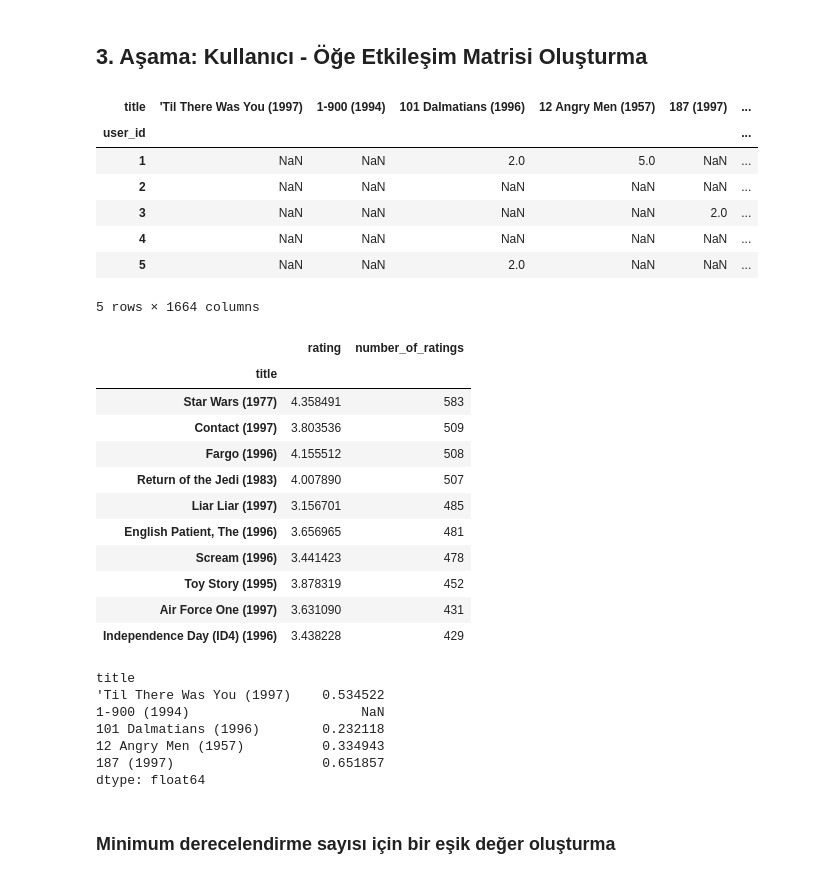
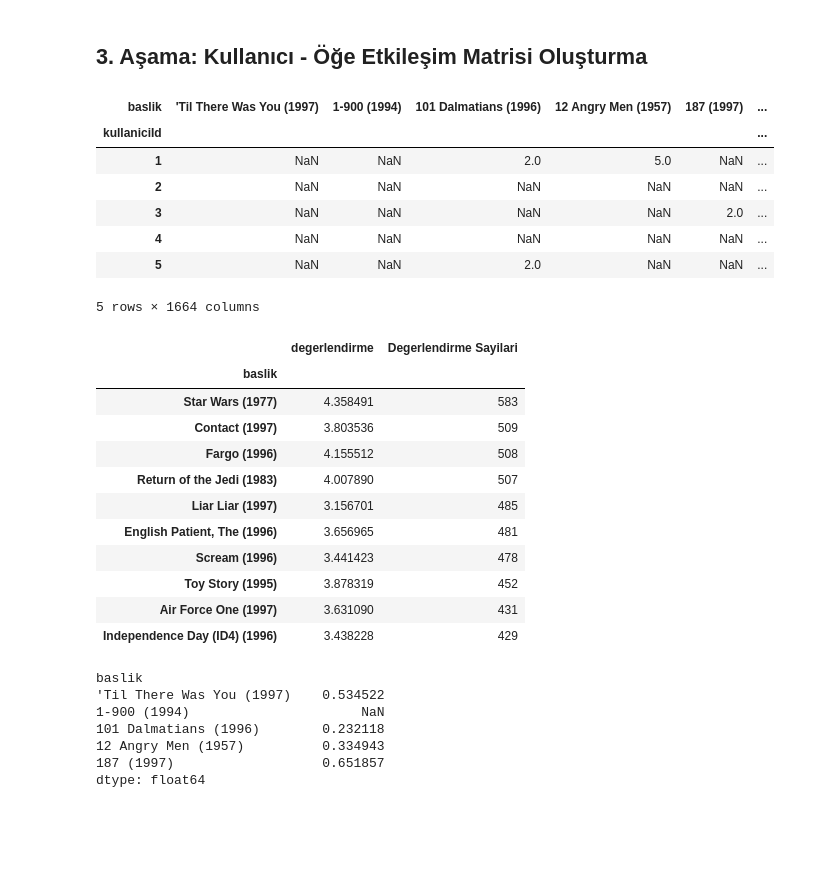
Before and after one commit to yunusemrekayaoglu/FilmRecommenderSystem, a Jupyter notebook: recommenderSystem.ipynb, the cells around one changed output. Saved outputs shown, nothing was run; the diff lists cells and outputs as text; code cells hidden in the pictures; blank space fills up the shorter version.

```diff
--- a/recommenderSystem.ipynb
+++ b/recommenderSystem.ipynb
@@ -22,7 +22,7 @@ import seaborn as sns
 # %%
 #"100k Movielens" veri setimizi pandas kütüphanesini kullanarak projemize tanımlıyoruz.
 # Veri setimizi tanımlarken 'names = ' kısmına verimizde bulunan sütun isimlerini koyuyoruz.
-myDataSet = pd.read_csv("C:\\Users\\yunusEmre\\Desktop\\amazon\\ml-100k\\u.data", sep='\t', names = ['user_id', 'item_id', 'rating', 'timestamp'])
+myDataSet = pd.read_csv("C:\\Users\\yunusEmre\\Desktop\\amazon\\ml-100k\\u.data", sep='\t', names = ['kullaniciId', 'ogeId', 'degerlendirme', 'zamanDamgasi'])
 #Veri setimizi kontrol ediyoruz.
 myDataSet.head()
 # %% [output]
@@ -36,7 +36,7 @@ myDataSet.head()
 #Film isimlerini projemize tanımlıyoruz
 movieTitles = pd.read_csv("C:\\Users\\yunusEmre\\Desktop\\amazon\\ml-100k\\Movie_Titles.csv", encoding = 'unicode_escape')
 #Bu aşamada myDataSet ile movieTitles'ı birleştiriyoruz (merge).
-myDataSet = pd.merge(myDataSet, movieTitles, on = 'item_id')
+myDataSet = pd.merge(myDataSet, movieTitles, on = 'ogeId')
 #Veri setimizin son halini kontrol edelim.
 myDataSet.head()
 # %% [output]
@@ -65,7 +65,7 @@ myDataSet.describe()
 # Film başına düşen değerlendirmelerin ortalamalarını tutacak bir değişken tanımlıyoruz.
 # Burada 'title' başlığına göre sıralanmış verileri 'rating' başlığının ortalamasını hesaplayarak yeni
 # bir veri seti oluşturuyoruz.
-ratings = pd.DataFrame(myDataSet.groupby('title')['rating'].mean())
+degerlendirmeler = pd.DataFrame(myDataSet.groupby('baslik')['degerlendirme'].mean())
 #Yeni veri setimizi kontrol edelim.
-ratings.head()
+degerlendirmeler.head()
 # %% [output]
@@ -78,7 +78,7 @@ ratings.head()
 | 187 (1997) | 3.024390 |
 # %%
 #Değerlendirme sayılarını 'ratings' değişkenine ekleyelim
-ratings['number_of_ratings'] = myDataSet.groupby('title')['rating'].count()
+degerlendirmeler['Degerlendirme Sayilari'] = myDataSet.groupby('baslik')['degerlendirme'].count()
 #Veri setimizin son halini kontrol edelim.
-ratings.head()
+degerlendirmeler.head()
 # %% [output]
@@ -99,12 +99,12 @@ sns.jointplot(x = 'rating', y = 'number_of_ratings', data = ratings)
 ## 3. Aşama: Kullanıcı - Öğe Etkileşim Matrisi Oluşturma
 # %%
 # kullanıcı - öğe etkileşim matrisini oluşturduk.
-filmMatrix_UII = myDataSet.pivot_table(index = 'user_id', columns = 'title', values = 'rating')
+filmMatrix_UII = myDataSet.pivot_table(index = 'kullaniciId', columns = 'baslik', values = 'degerlendirme')
 #Yeni veri setimizi kontrol edelim.
 filmMatrix_UII.head()
 # %% [output]
-| title | 'Til There Was You (1997) | 1-900 (1994) | 101 Dalmatians (1996) | 12 Angry Men (1957) | 187 (1997) | ... |
-| user_id |  |  |  |  |  | ... |
+| baslik | 'Til There Was You (1997) | 1-900 (1994) | 101 Dalmatians (1996) | 12 Angry Men (1957) | 187 (1997) | ... |
+| kullaniciId |  |  |  |  |  | ... |
 | 1 | NaN | NaN | 2.0 | 5.0 | NaN | ... |
 | 2 | NaN | NaN | NaN | NaN | NaN | ... |
 | 3 | NaN | NaN | NaN | NaN | 2.0 | ... |
@@ -113,10 +113,10 @@ filmMatrix_UII.head()
 5 rows × 1664 columns
 # %%
 #Değerlendirmeye göre filmleri sıralıyoruz.
-ratings.sort_values('number_of_ratings', ascending = False).head(10)
+degerlendirmeler.sort_values('Degerlendirme Sayilari', ascending = False).head(10)
 # %% [output]
-|  | rating | number_of_ratings |
-| title |  |  |
+|  | degerlendirme | Degerlendirme Sayilari |
+| baslik |  |  |
 | Star Wars (1977) | 4.358491 | 583 |
 | Contact (1997) | 3.803536 | 509 |
 | Fargo (1996) | 4.155512 | 508 |
@@ -129,18 +129,16 @@ ratings.sort_values('number_of_ratings', ascending = False).head(10)
 | Independence Day (ID4) (1996) | 3.438228 | 429 |
 # %%
 #Toy Story (1995) için değerlendirmeler getiriliyor.
-tsUserRatings = filmMatrix_UII['Toy Story (1995)']
+tsKullaniciDegerlendirmeleri = filmMatrix_UII['Toy Story (1995)']
 #Farklı filmlerle olan korelasyonu hesaplıyoruz.
-similarToTS = filmMatrix_UII.corrwith(tsUserRatings)
+tsBenzeri = filmMatrix_UII.corrwith(tsKullaniciDegerlendirmeleri)
 #Verimizin çıktısını alıyoruz.
-similarToTS.head()
+tsBenzeri.head()
 # %% [output]
-title
+baslik
 'Til There Was You (1997)    0.534522
 1-900 (1994)                      NaN
 101 Dalmatians (1996)        0.232118
 12 Angry Men (1957)          0.334943
 187 (1997)                   0.651857
 dtype: float64
-# %% [markdown]
-### Minimum derecelendirme sayısı için bir eşik değer oluşturma
```
Also changed, not shown: parts of 14 cells of this notebook.
